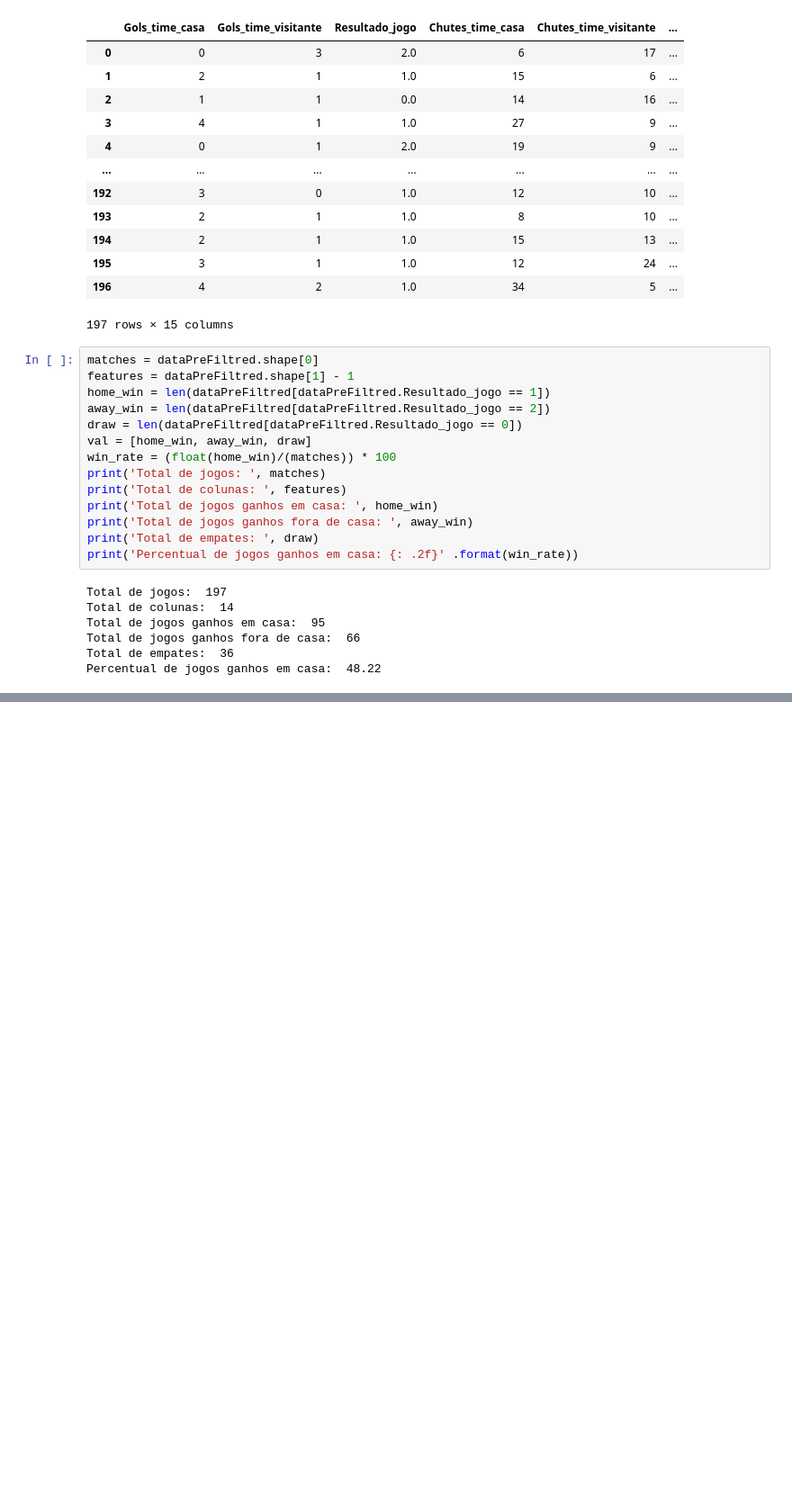
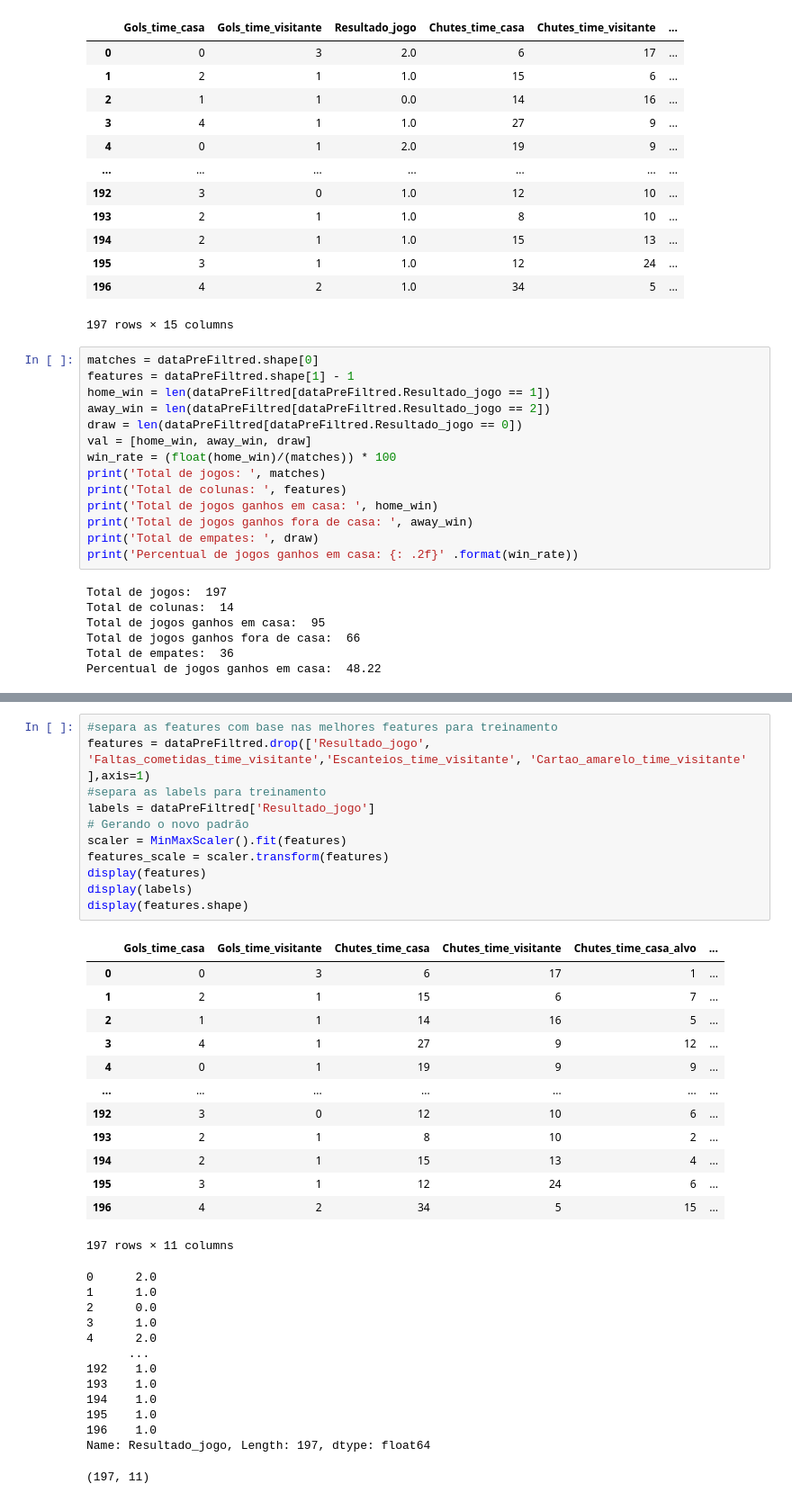
Before and after one commit to vinicarlosss/MachineLearning_Futebol, a Jupyter notebook: codifike_model_ENG.ipynb, the cells around one changed output, grey strips where cells are left out. Shown at 90% size. Cells and saved outputs as stored; diff of their text form; blank space fills up the shorter version.

```diff
--- a/codifike_model_ENG.ipynb
+++ b/codifike_model_ENG.ipynb
@@ -85,0 +114,38 @@ Percentual de jogos ganhos em casa:  48.22
+# %%
+#separa as features com base nas melhores features para treinamento
+features = dataPreFiltred.drop(['Resultado_jogo', 'Faltas_cometidas_time_visitante','Escanteios_time_visitante', 'Cartao_amarelo_time_visitante' ],axis=1)
+#separa as labels para treinamento
+labels = dataPreFiltred['Resultado_jogo']
+# Gerando o novo padrão
+scaler = MinMaxScaler().fit(features)
+features_scale = scaler.transform(features)
+display(features)
+display(labels)
+display(features.shape)
+# %% [output]
+|  | Gols_time_casa | Gols_time_visitante | Chutes_time_casa | Chutes_time_visitante | Chutes_time_casa_alvo | ... |
+| 0 | 0 | 3 | 6 | 17 | 1 | ... |
+| 1 | 2 | 1 | 15 | 6 | 7 | ... |
+| 2 | 1 | 1 | 14 | 16 | 5 | ... |
+| 3 | 4 | 1 | 27 | 9 | 12 | ... |
+| 4 | 0 | 1 | 19 | 9 | 9 | ... |
+| ... | ... | ... | ... | ... | ... | ... |
+| 192 | 3 | 0 | 12 | 10 | 6 | ... |
+| 193 | 2 | 1 | 8 | 10 | 2 | ... |
+| 194 | 2 | 1 | 15 | 13 | 4 | ... |
+| 195 | 3 | 1 | 12 | 24 | 6 | ... |
+| 196 | 4 | 2 | 34 | 5 | 15 | ... |
+197 rows × 11 columns
+0      2.0
+1      1.0
+2      0.0
+3      1.0
+4      2.0
+      ...
+192    1.0
+193    1.0
+194    1.0
+195    1.0
+196    1.0
+Name: Resultado_jogo, Length: 197, dtype: float64
+(197, 11)
```
Also changed, not shown: parts of 4 cells of this notebook.
